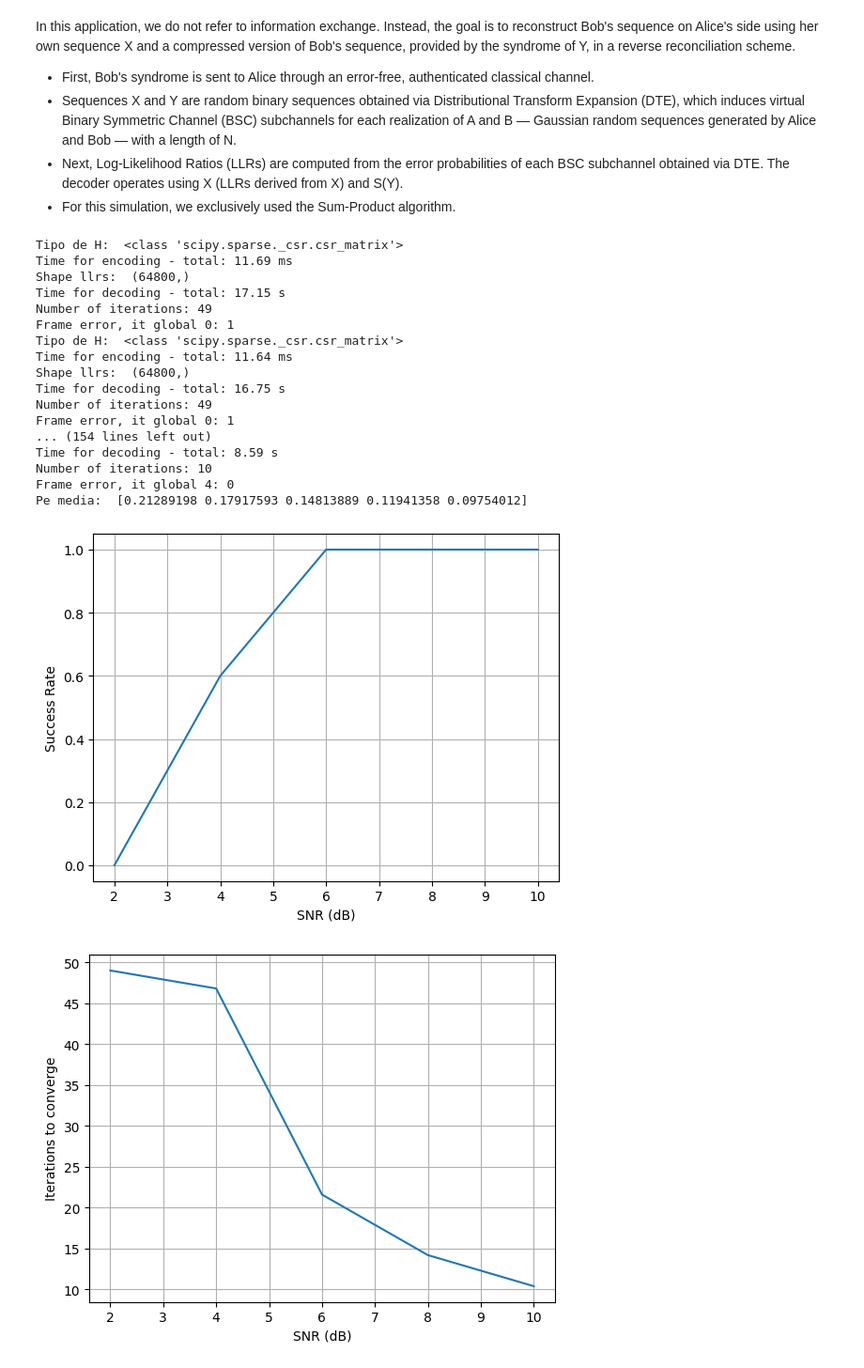
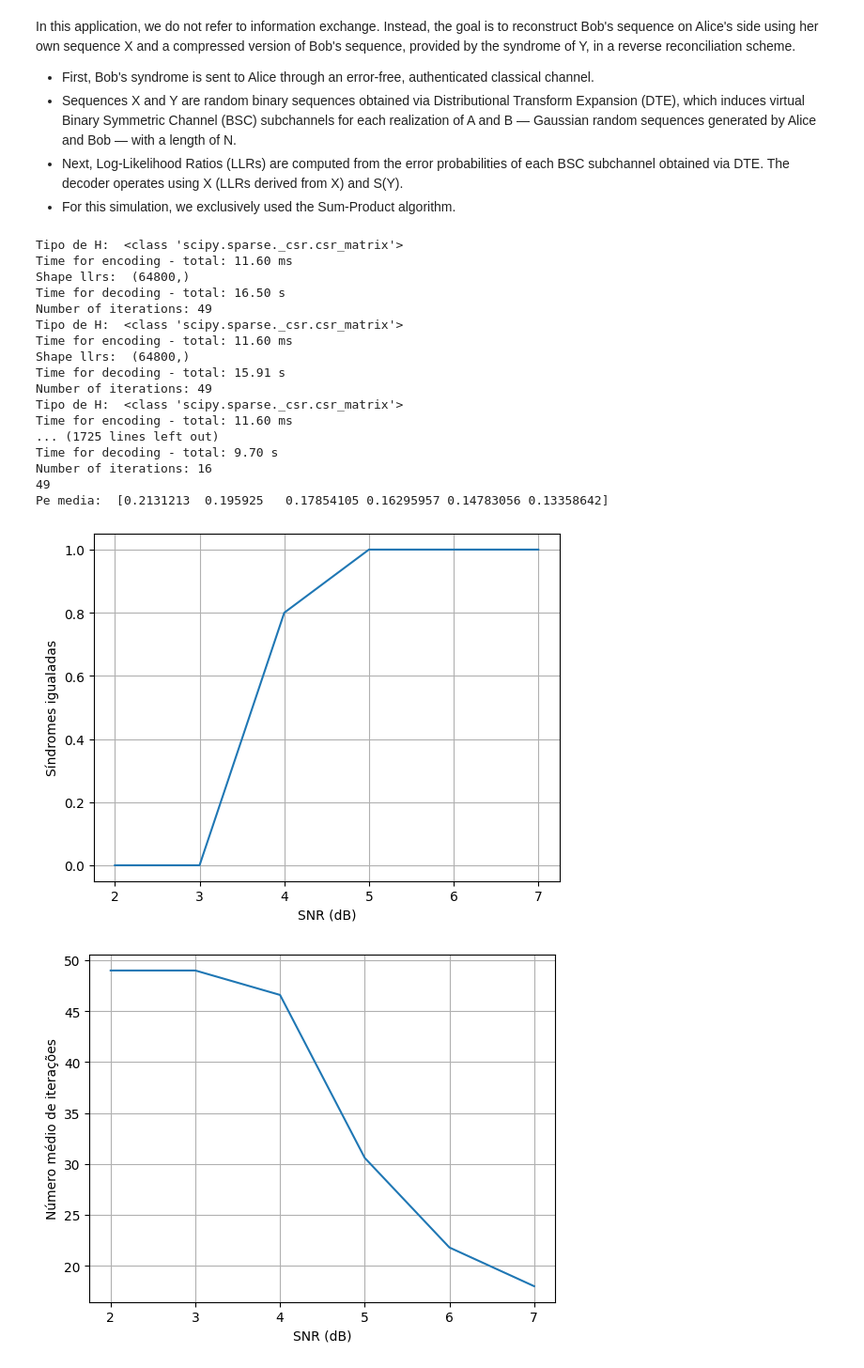
Before and after one commit to ravillaleite/CVQKD-Reconciliation, a Jupyter notebook: CVQKDreconciliation.ipynb, the cells around one changed output. Shown: that part at 94% size. Cells and saved outputs as stored; diff of their text form; code cells hidden in the pictures.

```diff
--- a/CVQKDreconciliation.ipynb
+++ b/CVQKDreconciliation.ipynb
@@ -143,6 +143,7 @@ def writeAlist(H, filename):
     filename : str
         Name of the ALIST file to be written.
     """
+    # A função 'todense' gera a matriz 'completa' com os zeros
     if type(H) == csr_matrix:
         H = csr_matrix.todense(H).astype(np.uint8)
     elif type(H) == csc_matrix:
@@ -349,10 +350,12 @@ def sumProductAlgorithm(llrs, checkNodes, varNodes, syndrome_y, maxIter, prec=np
         #print('Soma parity: ', np.sum(parity_checks))
 
         #Verificação com a síndrome de Bob
+        success = False
         if np.all(parity_checks == syndrome_y):
           print('Síndromes igualadas!')
           #frameDecodingFail = 0
           lastIter = indIter
+          success = True
           break
 
             #if np.sum(parity_checks) == 0:
@@ -363,7 +366,7 @@ def sumProductAlgorithm(llrs, checkNodes, varNodes, syndrome_y, maxIter, prec=np
         if indIter == maxIter - 1:
             lastIter = indIter
 
-    return finalLLR, lastIter, decodedBits
+    return finalLLR, lastIter, decodedBits, success
     #return finalLLR
 
 
@@ -531,7 +534,7 @@ def decodeLDPC(llrs, param, syndrome_y):
 
     logg.info(f"Decoding {numCodewords} LDPC codewords with {alg}")
     if alg == "SPA":
-        outputLLRs, lastIter, decodedBitsSPA = sumProductAlgorithm(
+        outputLLRs, lastIter, decodedBitsSPA, success = sumProductAlgorithm(
         #outputLLRs = sumProductAlgorithm(
           llrs, checkNodes, varNodes, syndrome_y, maxIter, prec
         )
@@ -544,6 +547,6 @@ def decodeLDPC(llrs, param, syndrome_y):
         return None, None
 
 
-    return decodedBitsSPA, outputLLRs, lastIter
+    return decodedBitsSPA, outputLLRs, lastIter, success
 # %% [markdown]
 # Authoral Contributions
@@ -642,7 +647,7 @@ The decoder operates using X (LLRs derived from X) and S(Y).
 # %%
 import numpy as np
 
-SNRdB_list = np.linspace(2, 10, 5)
+SNRdB_list = np.linspace(2, 7, 6)
 SNR_list = 10**(SNRdB_list/10)
 
 mu0 = 0
@@ -650,8 +655,8 @@ sigma = 1
 #sigmar = 1/SNR_list
 
 realizacoes = 64800
-bits_de_representacao = 3
-max_iterations = 5
+bits_de_representacao = 2
+max_iterations = 50
 
 Entropia = np.zeros(len(SNR_list))
 Pe = np.zeros(len(SNR_list))
@@ -780,7 +785,7 @@ for iterations in range(0, max_iterations):
         llrs = np.zeros(n)
 
         for i in range(0,n):
-            llrs[i]=(1-2*variable_nodes[i]) * np.log((1-Pe[0])/(Pe[0]))
+            llrs[i]=(1-2*variable_nodes[i]) * np.log((1-Pe[glob])/(Pe[glob]))
 
         # soft-decoding
         paramDec = parameters()
@@ -791,7 +796,7 @@ for iterations in range(0, max_iterations):
         paramDec.prec = np.float32
 
         start = time.time()
-        decodedBits, llr_dec, numberIter = decodeLDPC(llrs, paramDec, syndromeBitsY)
+        decodedBits, llr_dec, numberIter, success = decodeLDPC(llrs, paramDec, syndromeBitsY)
         #llrs_nova = decodeLDPC(llrs, paramDec, syndromeBitsY)
         end = time.time()
         print(f'Time for decoding - total: {end-start:.2f} s')
@@ -799,7 +804,8 @@ for iterations in range(0, max_iterations):
 
         frameError = 1
 
-        if numberIter < 49:
+        #if numberIter < 49:
+        if success:
           cont_sucessos[glob] += 1 #Success count by SNR
 
         if np.all(decodedBits == y):
@@ -808,7 +814,8 @@ for iterations in range(0, max_iterations):
 
         mean_of_iterations[glob] += numberIter
 
-        print(f'Frame error, it global {iterations}: {frameError}')
+        #print(f'Frame error, it global {iterations}: {frameError}')
+    print(iterations)
 
 
 
@@ -818,44 +825,48 @@ print(f'Pe media: ', Pe_media)
 mean_of_iterations = mean_of_iterations / max_iterations
 cont_sucessos = cont_sucessos / max_iterations
 success_full = success_full / max_iterations
+
+np.savetxt('Mean_of_iterations.txt', mean_of_iterations, fmt='%f')
+np.savetxt('Cont_sucess.txt', cont_sucessos, fmt='%f')
+np.savetxt('Sequencias_igualadas.txt', success_full, fmt='%f')
 # %% [output]
 Tipo de H:  <class 'scipy.sparse._csr.csr_matrix'>
-Time for encoding - total: 11.69 ms
+Time for encoding - total: 11.60 ms
 Shape llrs:  (64800,)
-Time for decoding - total: 17.15 s
+Time for decoding - total: 16.50 s
 Number of iterations: 49
-Frame error, it global 0: 1
 Tipo de H:  <class 'scipy.sparse._csr.csr_matrix'>
-Time for encoding - total: 11.64 ms
+Time for encoding - total: 11.60 ms
 Shape llrs:  (64800,)
-Time for decoding - total: 16.75 s
+Time for decoding - total: 15.91 s
 Number of iterations: 49
-Frame error, it global 0: 1
-... (154 lines left out)
-Time for decoding - total: 8.59 s
-Number of iterations: 10
-Frame error, it global 4: 0
-Pe media:  [0.21289198 0.17917593 0.14813889 0.11941358 0.09754012]
+Tipo de H:  <class 'scipy.sparse._csr.csr_matrix'>
+Time for encoding - total: 11.60 ms
+... (1725 lines left out)
+Time for decoding - total: 9.70 s
+Number of iterations: 16
+49
+Pe media:  [0.2131213  0.195925   0.17854105 0.16295957 0.14783056 0.13358642]
 # %%
 import matplotlib.pyplot as plt
 
 fig, ax1 = plt.subplots()
 ax1.plot(SNRdB_list, cont_sucessos)
 ax1.set_xlabel('SNR (dB)')
-ax1.set_ylabel('Success Rate')
+ax1.set_ylabel('Síndromes igualadas')
 ax1.grid(True)
 
 fig, ax2 = plt.subplots()
 ax2.plot(SNRdB_list, mean_of_iterations)
 ax2.set_xlabel('SNR (dB)')
-ax2.set_ylabel('Iterations to converge')
+ax2.set_ylabel('Número médio de iterações')
 ax2.grid(True)
 
 fig, ax3 = plt.subplots()
 ax3.plot(SNRdB_list, success_full)
 ax3.set_xlabel('SNR (dB)')
-ax3.set_ylabel('Sequences match')
+ax3.set_ylabel('Sequências igualadas')
 ax3.grid(True)
 # %% [output]
-[figure, old version]
+[figure, new version]
-[figure, old version]
+[figure, new version]
```
Also changed, not shown: parts of 4 cells of this notebook.
